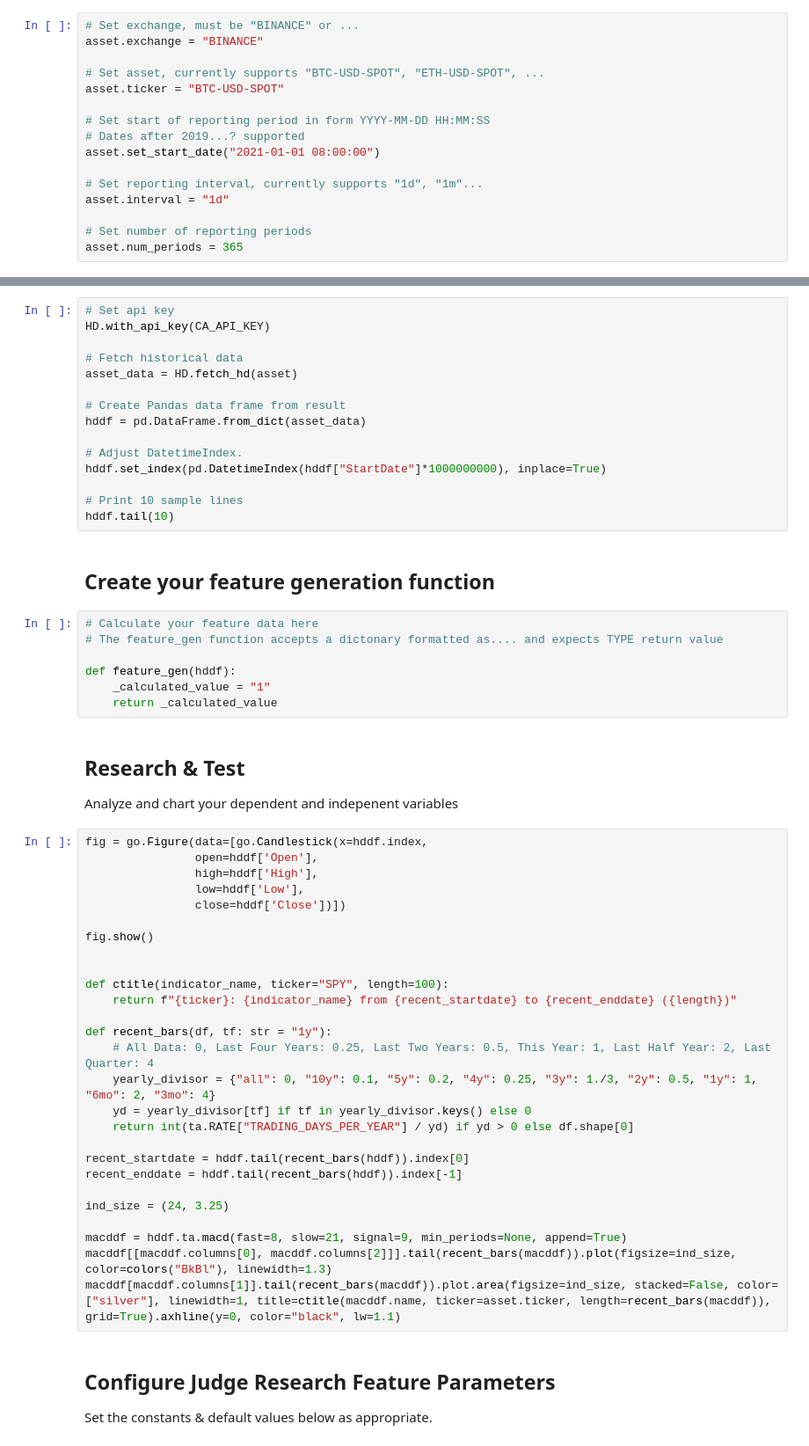
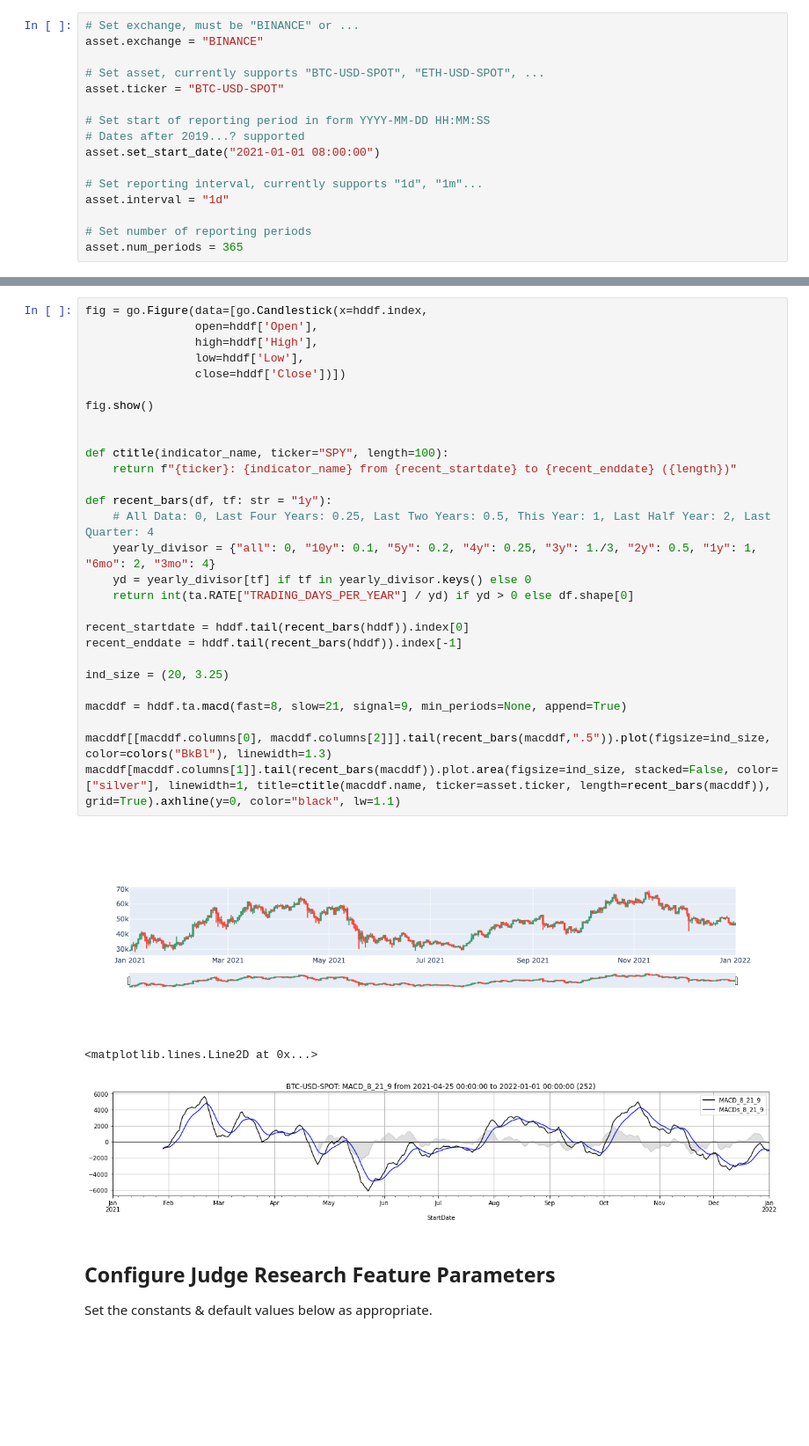
Before and after one commit to cyprigroup/jrapitest, a Jupyter notebook: JudgeResearchNotebooks/Feature_Tutorial.ipynb, the cells around one changed output, grey strips where cells are left out. Shown: that part at 88% size. Cells and saved outputs as stored; diff of their text form; blank space fills up the shorter version.

Commit message:
adjusting tutorial to include mulitple feature datapoints

```diff
--- a/JudgeResearchNotebooks/Feature_Tutorial.ipynb
+++ b/JudgeResearchNotebooks/Feature_Tutorial.ipynb
@@ -53,57 +50,35 @@ Setup authentication and fetch historical data from Coinalytix
-# %%
-# Set api key
-HD.with_api_key(CA_API_KEY)
-
-# Fetch historical data
-asset_data = HD.fetch_hd(asset)
-
-# Create Pandas data frame from result
-hddf = pd.DataFrame.from_dict(asset_data)
-
-# Adjust DatetimeIndex.
-hddf.set_index(pd.DatetimeIndex(hddf["StartDate"]*1000000000), inplace=True)
-
-# Print 10 sample lines
-hddf.tail(10)
-# %% [markdown]
-## Create your feature generation function
-# %%
-# Calculate your feature data here
-# The feature_gen function accepts a dictonary formatted as.... and expects TYPE return value
-
-def feature_gen(hddf):
-    _calculated_value = "1"
-    return _calculated_value
-# %% [markdown]
-## Research & Test
-Analyze and chart your dependent and indepenent variables
 # %%
 fig = go.Figure(data=[go.Candlestick(x=hddf.index,
                 open=hddf['Open'],
                 high=hddf['High'],
                 low=hddf['Low'],
                 close=hddf['Close'])])
 
 fig.show()
 
 
 def ctitle(indicator_name, ticker="SPY", length=100):
     return f"{ticker}: {indicator_name} from {recent_startdate} to {recent_enddate} ({length})"
 
 def recent_bars(df, tf: str = "1y"):
     # All Data: 0, Last Four Years: 0.25, Last Two Years: 0.5, This Year: 1, Last Half Year: 2, Last Quarter: 4
     yearly_divisor = {"all": 0, "10y": 0.1, "5y": 0.2, "4y": 0.25, "3y": 1./3, "2y": 0.5, "1y": 1, "6mo": 2, "3mo": 4}
     yd = yearly_divisor[tf] if tf in yearly_divisor.keys() else 0
     return int(ta.RATE["TRADING_DAYS_PER_YEAR"] / yd) if yd > 0 else df.shape[0]
 
 recent_startdate = hddf.tail(recent_bars(hddf)).index[0]
 recent_enddate = hddf.tail(recent_bars(hddf)).index[-1]
 
-ind_size = (24, 3.25)
+ind_size = (20, 3.25)
 
 macddf = hddf.ta.macd(fast=8, slow=21, signal=9, min_periods=None, append=True)
-macddf[[macddf.columns[0], macddf.columns[2]]].tail(recent_bars(macddf)).plot(figsize=ind_size, color=colors("BkBl"), linewidth=1.3)
+
+macddf[[macddf.columns[0], macddf.columns[2]]].tail(recent_bars(macddf,".5")).plot(figsize=ind_size, color=colors("BkBl"), linewidth=1.3)
 macddf[macddf.columns[1]].tail(recent_bars(macddf)).plot.area(figsize=ind_size, stacked=False, color=["silver"], linewidth=1, title=ctitle(macddf.name, ticker=asset.ticker, length=recent_bars(macddf)), grid=True).axhline(y=0, color="black", lw=1.1)
+# %% [output]
+[figure, added]
+<matplotlib.lines.Line2D at 0x...>
+[figure, added]
 # %% [markdown]
 ## Configure Judge Research Feature Parameters
 Set the constants & default values below as appropriate.
```
Also changed, not shown: parts of 4 cells of this notebook.
